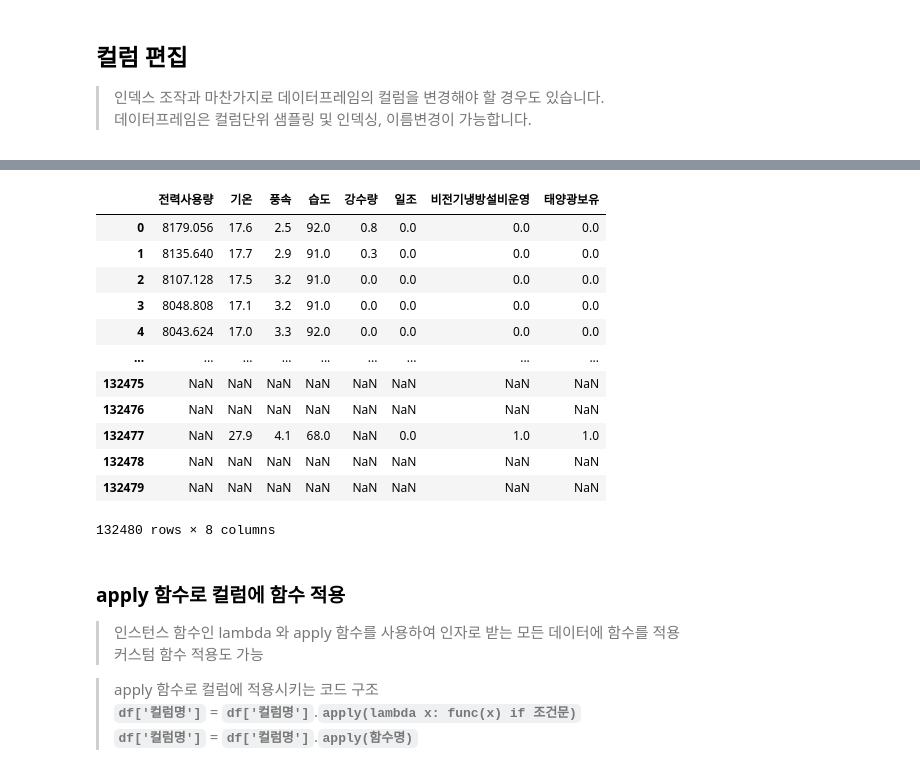
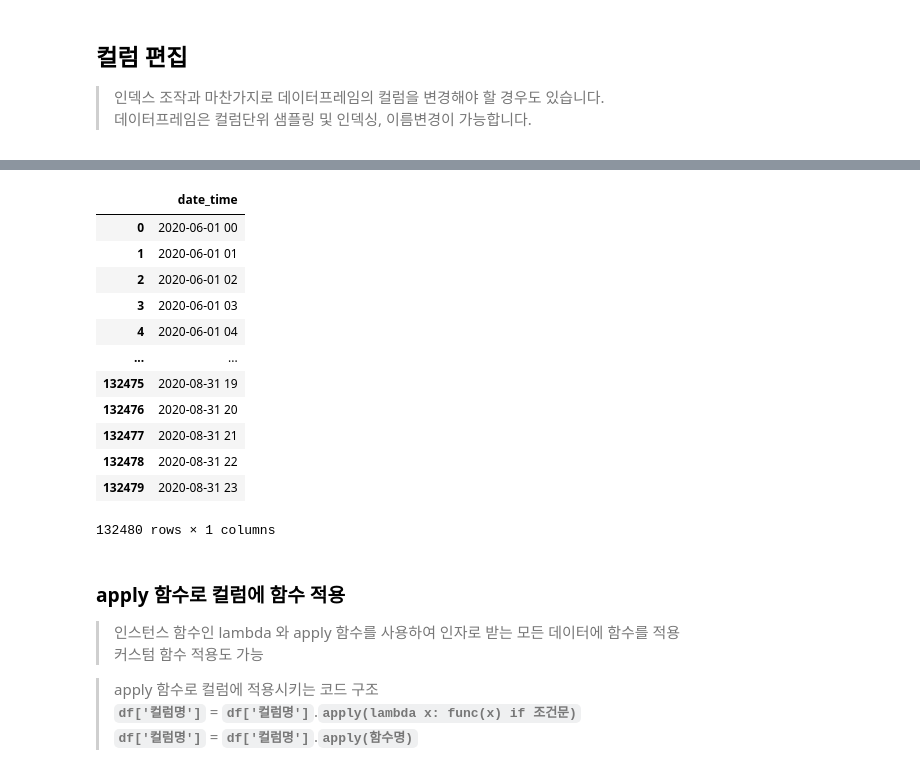
Before and after one commit to overgroove/samsung_ML, a Jupyter notebook: 03_package_pandas.ipynb, the cells around one changed output, grey strips where cells are left out. Saved outputs shown, nothing was run; the diff lists cells and outputs as text; code cells hidden in the pictures.

```diff
--- a/03_package_pandas.ipynb
+++ b/03_package_pandas.ipynb
@@ -870,0 +942,3 @@ memory usage: 10.1+ MB
+# %%
+# 변수생성 기온 + 습도 - 풍속 - 강수량 + 일조 ['쾌적함']변수로 생성
+concat_df['쾌적합'] = concat_df['기온'] + concat_df['습도'] - concat_df['풍속'] - concat_df['강수량'] + concat_df['일조']
@@ -870,0 +965,7 @@ memory usage: 10.1+ MB
+# %%
+concat_df.drop('전력X10', axis=1, inplace=True)
+# %%
+# 두가지 작업을 동시에
+# 1. 원본데이터에서 해당 변수를 빼오는 작업
+# 2. 빼온 데이터를 변수로 저장이 가능
+pop_test = concat_df.pop('쾌적합')
@@ -871,19 +992,24 @@ memory usage: 10.1+ MB
+# %%
+# 변수의 형변환 --> 작업결과만 확인
+concat_df['num'] = concat_df['num'].astype(object)
+concat_df['num'] = concat_df['num'].astype(int)
 # %%
 # 데이터타입에 따른 변수 선별
+concat_df.select_dtypes(object)
 # %% [output]
-|  | 전력사용량 | 기온 | 풍속 | 습도 | 강수량 | 일조 | 비전기냉방설비운영 | 태양광보유 |
-| 0 | 8179.056 | 17.6 | 2.5 | 92.0 | 0.8 | 0.0 | 0.0 | 0.0 |
-| 1 | 8135.640 | 17.7 | 2.9 | 91.0 | 0.3 | 0.0 | 0.0 | 0.0 |
-| 2 | 8107.128 | 17.5 | 3.2 | 91.0 | 0.0 | 0.0 | 0.0 | 0.0 |
-| 3 | 8048.808 | 17.1 | 3.2 | 91.0 | 0.0 | 0.0 | 0.0 | 0.0 |
-| 4 | 8043.624 | 17.0 | 3.3 | 92.0 | 0.0 | 0.0 | 0.0 | 0.0 |
-| ... | ... | ... | ... | ... | ... | ... | ... | ... |
-| 132475 | NaN | NaN | NaN | NaN | NaN | NaN | NaN | NaN |
-| 132476 | NaN | NaN | NaN | NaN | NaN | NaN | NaN | NaN |
-| 132477 | NaN | 27.9 | 4.1 | 68.0 | NaN | 0.0 | 1.0 | 1.0 |
-| 132478 | NaN | NaN | NaN | NaN | NaN | NaN | NaN | NaN |
-| 132479 | NaN | NaN | NaN | NaN | NaN | NaN | NaN | NaN |
+|  | date_time |
+| 0 | 2020-06-01 00 |
+| 1 | 2020-06-01 01 |
+| 2 | 2020-06-01 02 |
+| 3 | 2020-06-01 03 |
+| 4 | 2020-06-01 04 |
+| ... | ... |
+| 132475 | 2020-08-31 19 |
+| 132476 | 2020-08-31 20 |
+| 132477 | 2020-08-31 21 |
+| 132478 | 2020-08-31 22 |
+| 132479 | 2020-08-31 23 |
-132480 rows × 8 columns
+132480 rows × 1 columns
 # %% [markdown]
 ### apply 함수로 컬럼에 함수 적용
 > 인스턴스 함수인 lambda 와 apply 함수를 사용하여 인자로 받는 모든 데이터에 함수를 적용
```
Also changed, not shown: parts of 70 cells of this notebook.
